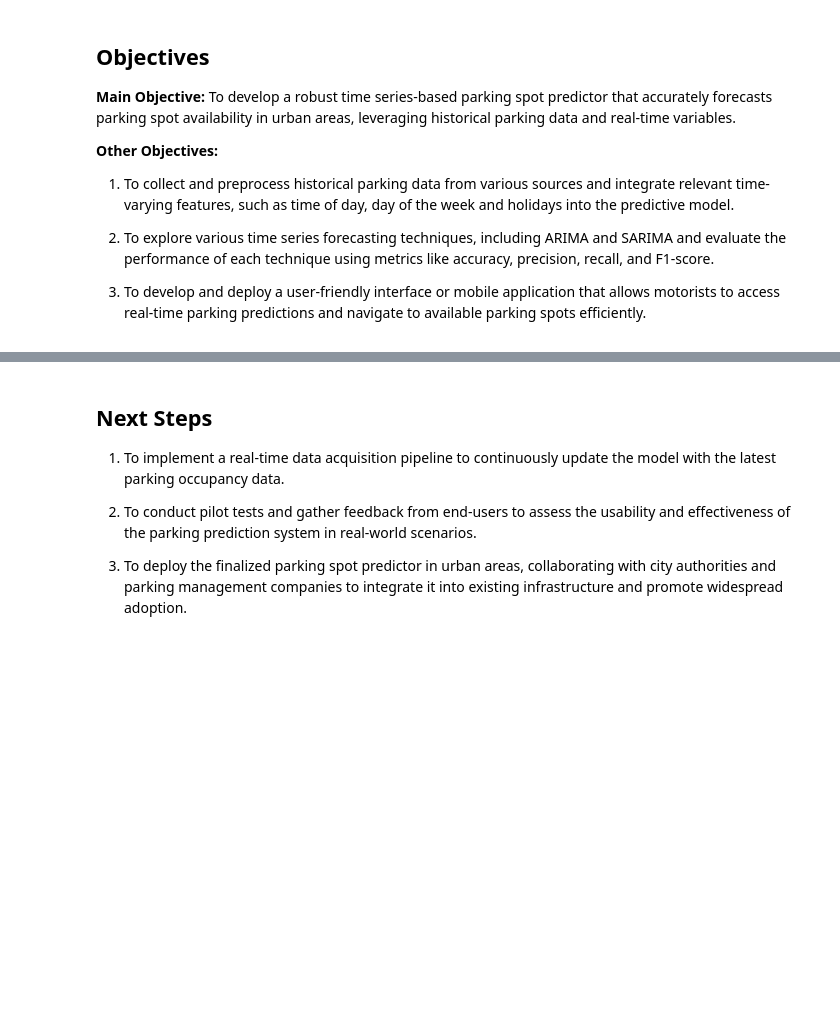
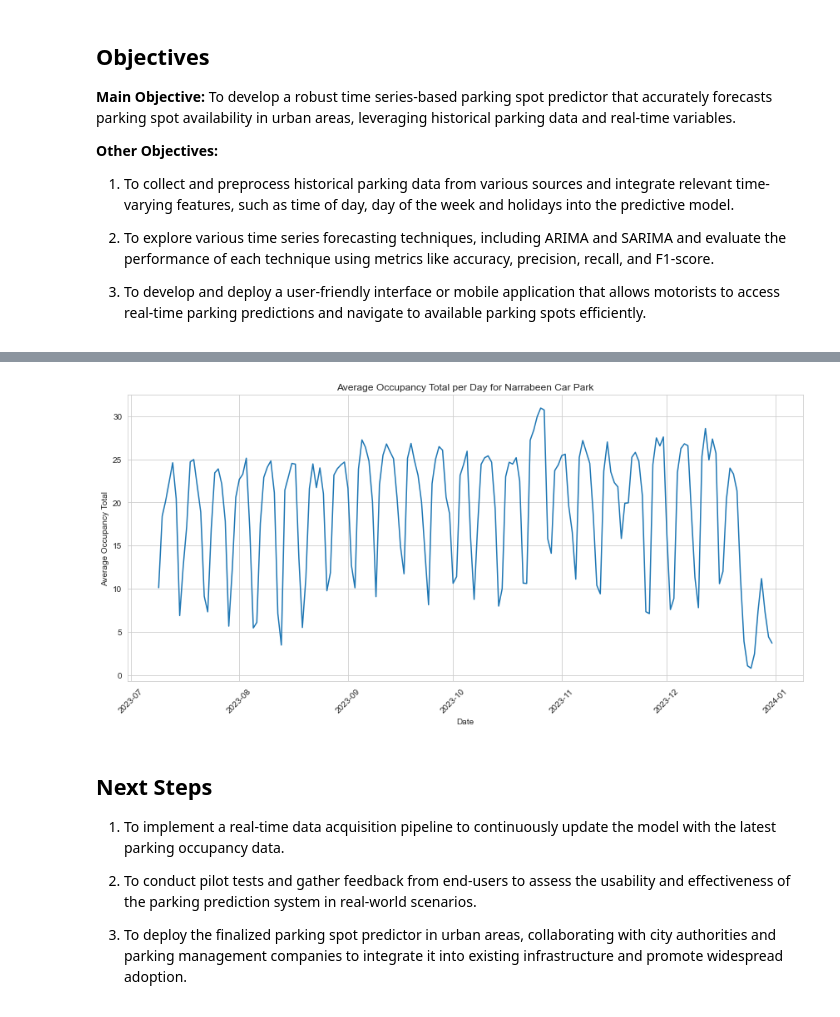
Before and after one commit to M13Mwongo/parking-spot-predictor, a Jupyter notebook: ogutu.ipynb, the cells around one changed output, grey strips where cells are left out. Cells and saved outputs as stored; diff of their text form; code cells hidden in the pictures; blank space fills up the shorter version.

```diff
--- a/ogutu.ipynb
+++ b/ogutu.ipynb
@@ -231,3 +391,21 @@ def get_carpark_history(facility, dates_array):
+# %%
+# Filter the data for the Narrabeen facility
+narrabeen_data = final_df[final_df['facility_name'] == 'Narrabeen Car Park']
+
+# Group by date and calculate the mean occupancy total
+average_occupancy_per_day = narrabeen_data.groupby('date')['occupancy_total'].mean().reset_index()
+
+# Plot the average occupancy per day
+plt.figure(figsize=(12, 6))
+sns.lineplot(x='date', y='occupancy_total', data=average_occupancy_per_day)
+plt.xlabel('Date')
+plt.ylabel('Average Occupancy Total')
+plt.title('Average Occupancy Total per Day for Narrabeen Car Park')
+plt.xticks(rotation=45)
+plt.tight_layout()
+plt.show()
+# %% [output]
+[figure, added]
 # %% [markdown]
 ## __Next Steps__
 1. To implement a real-time data acquisition pipeline to continuously update the model with the latest parking occupancy data.
```
Also changed, not shown: parts of 11 cells of this notebook, 5 other files.
